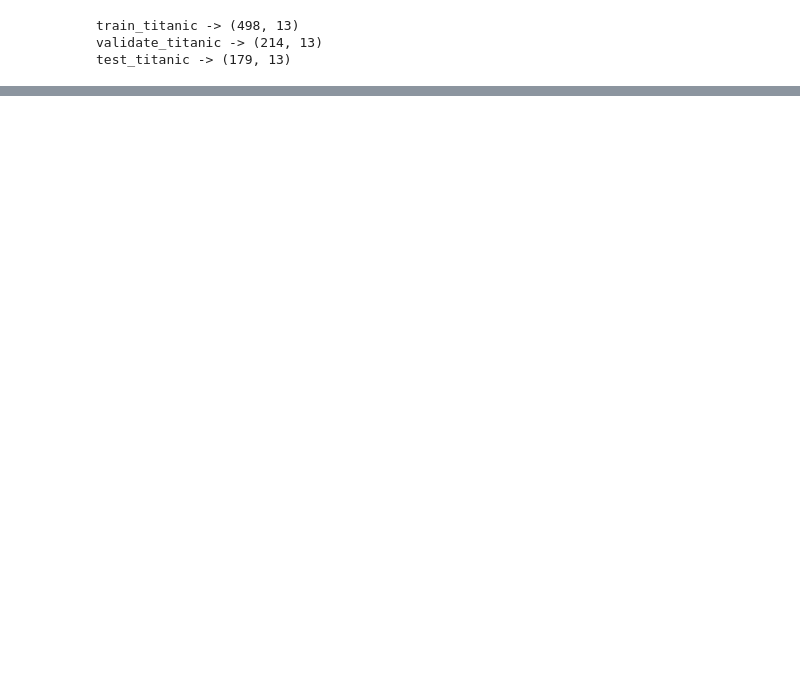
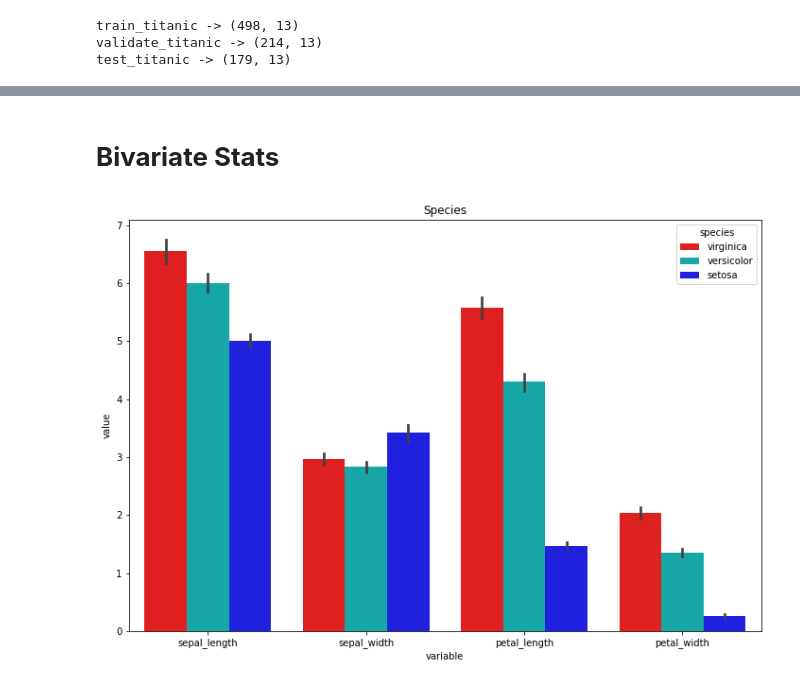
Before and after one commit to cristianibarra1/classification-exercises, a Jupyter notebook: classification-exercises.ipynb, the cells around one changed output, grey strips where cells are left out. Cells and saved outputs as stored; diff of their text form; code cells hidden in the pictures; blank space fills up the shorter version.

```diff
--- a/classification-exercises.ipynb
+++ b/classification-exercises.ipynb
@@ -436,0 +515,14 @@ test_titanic -> (179, 13)
+# %% [markdown]
+# **Bivariate Stats**
+# %%
+# Visualize each measurement type (y-axis) with the species variable (x-axis) using barplots,
+# adding a horizontal line showing the overall mean of the metric (y-axis).
+# For each measurement type, compute the descriptive statistics for each species.
+plt.figure(figsize=(12,8))
+plt.title('Species')
+graph= sns.barplot(x="variable", y="value", hue="species",
+              palette=["r", "c", "b"], data=df_melt)
+graph.axhline
+plt.show()
+# %% [output]
+[figure, added]
```
Also changed, not shown: parts of 30 cells of this notebook.
